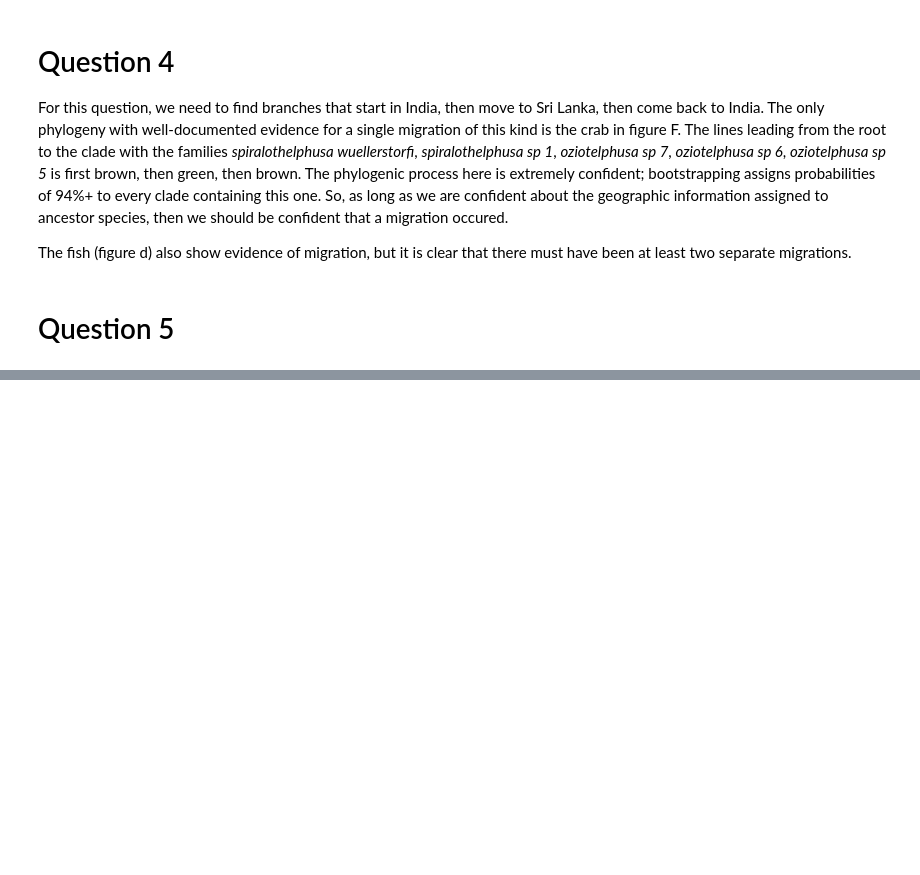
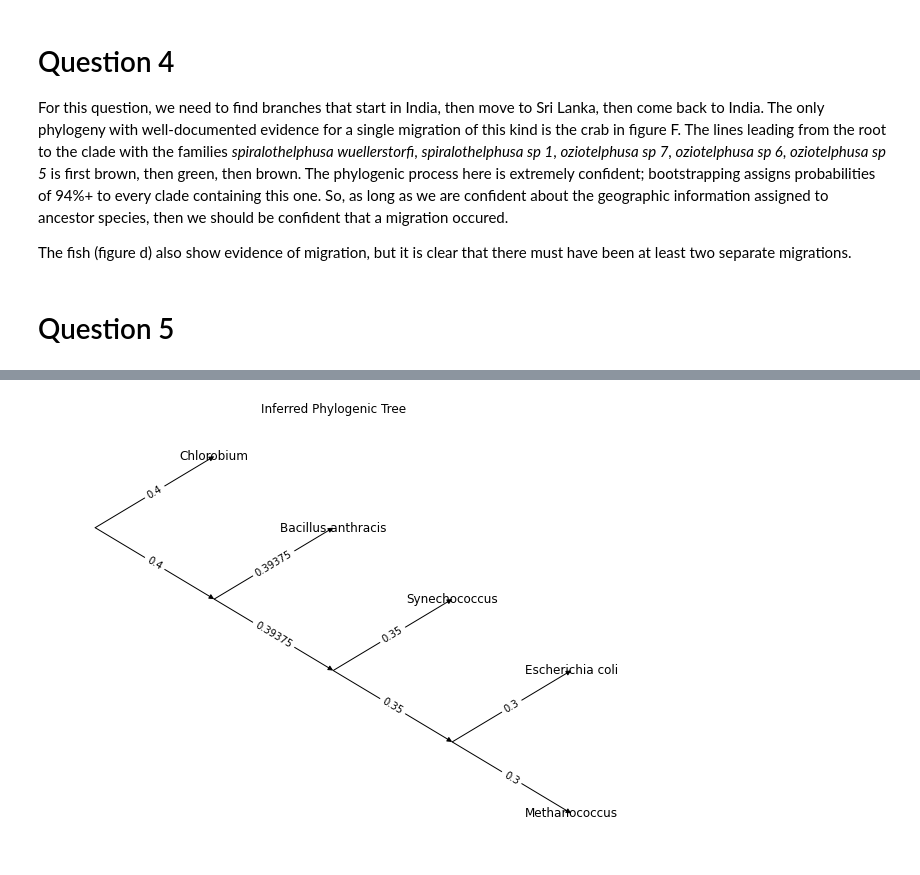
Before and after one commit to leo-ware/ns112-tree-thinking, a Jupyter notebook: notebook.ipynb, the cells around one changed output, grey strips where cells are left out. Cells and saved outputs as stored; diff of their text form; code cells hidden in the pictures; blank space fills up the shorter version.

Commit message:
basic tree inference

```diff
--- a/notebook.ipynb
+++ b/notebook.ipynb
@@ -163,0 +71,45 @@ a, b
+# %%
+def draw_tree(tree, root, w=1, h=-1, kill_nums=True):
+    stack = [new]
+    layout = {new: (w, h)}
+    while stack:
+        node = stack.pop()
+        x, y = layout[node]
+        for i, child in enumerate(tree.successors(node)):
+            stack.append(child)
+            layout[child] = (x + w, y + (i - 0.5)*h)
+
+    if kill_nums:
+        labels_to_use = {}
+        for node in tree:
+            try:
+                float(node)
+            except ValueError:
+                labels_to_use[node] = node
+
+    plt.figure(figsize=(8, 6))
+    nx.draw(tree, layout, node_size=0)
+    nx.draw_networkx_labels(tree, layout, labels=labels_to_use)
+    nx.draw_networkx_edge_labels(tree, layout, edge_labels=nx.get_edge_attributes(tree, 'dist'))
+# %%
+distances = distance_graph.copy()
+tree = nx.DiGraph()
+i = count()
+
+while len(distances.nodes) > 1:
+    a, b, d_ab = min(distances.edges.data('dist'), key=lambda x: x[2])
+    new = next(i)
+    tree.add_node(new)
+    tree.add_edge(new, a, dist=d_ab/2)
+    tree.add_edge(new, b, dist=d_ab/2)
+
+    for node in distances.nodes - {a, b}:
+        avg_dist = (distances[a][node]['dist'] + distances[b][node]['dist'])/2
+        distances.add_edge(new, node, dist=avg_dist)
+    distances.remove_nodes_from({a, b})
+
+draw_tree(tree, new)
+plt.title("Inferred Phylogenic Tree")
+plt.show()
+# %% [output]
+[figure, added]
```
Also changed, not shown: parts of 9 cells of this notebook.
